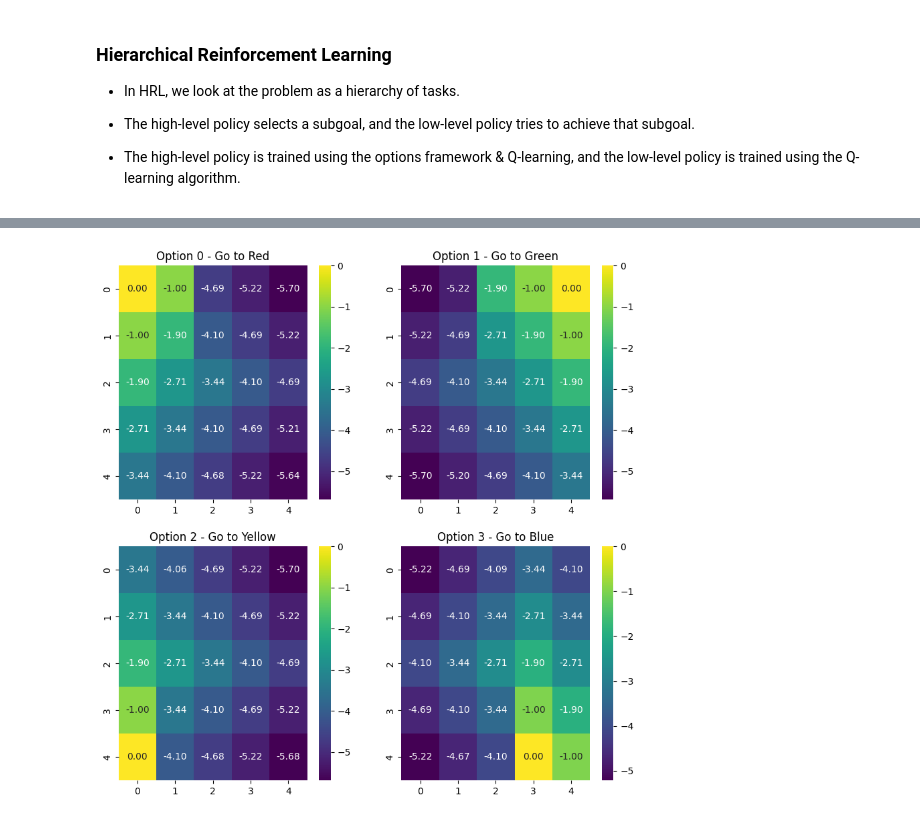
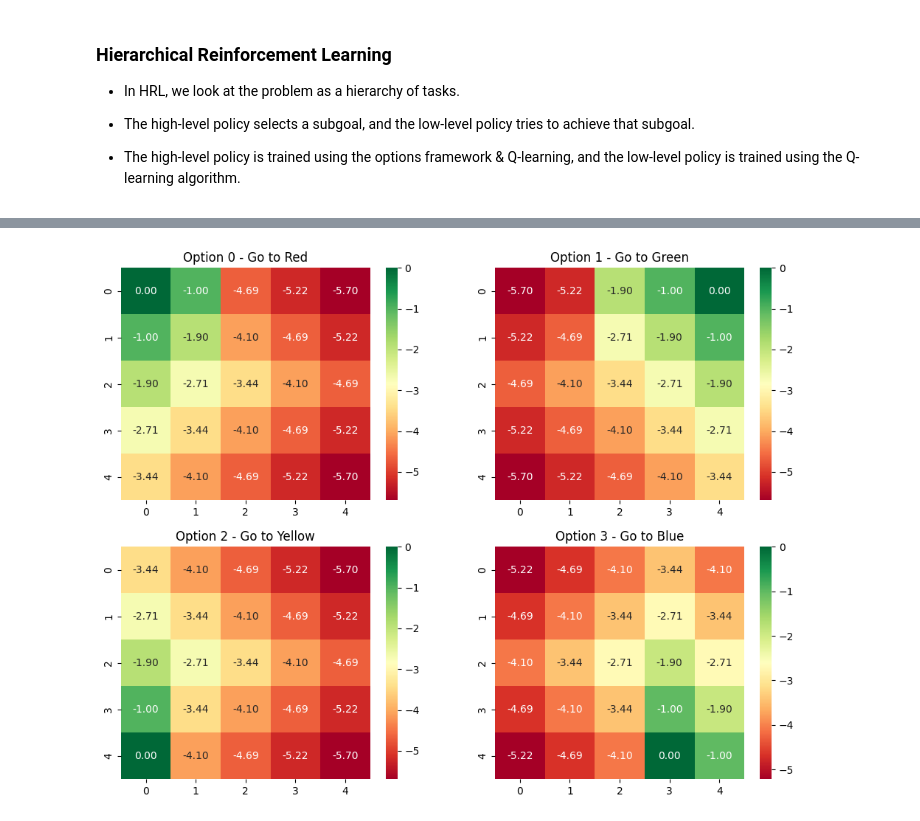
Before and after one commit to AdityaC-003/CS6700_RL_A3, a Jupyter notebook: A3.ipynb, the cells around one changed output, grey strips where cells are left out. Cells and saved outputs as stored; diff of their text form; code cells hidden in the pictures.

```diff
--- a/A3.ipynb
+++ b/A3.ipynb
@@ -60,6 +60,9 @@ class Option:
         self.gamma = gamma
         self.alpha = alpha
 
+    def reset(self):
+        self.q_value = np.zeros_like(self.q_value)
+
     def state_to_position(self, state: int):
         return state // 20
 
@@ -68,18 +71,19 @@ class Option:
         - state: int, the current state (0 - 499)
         - epsilon: float, the probability of selecting a random action
         """
-
         # The state is converted to a position in the grid since the option is agnostic to the destination and passenger locations.
         position = self.state_to_position(state)
         return epsilonGreedyPolicy(self.q_value[position], epsilon)
 
-    def q_update(self, state: int, action: int, reward: float, next_state: int):
+    def q_update(
+        self, state: int, action: int, reward: float, next_state: int, done: bool
+    ):
         """Update the Q-value of the option using the Q-learning update rule."""
         position = self.state_to_position(state)
         next_position = self.state_to_position(next_state)
         self.q_value[position, action] += self.alpha * (
             reward
-            + self.gamma * np.max(self.q_value[next_position])
+            + self.gamma * np.max(self.q_value[next_position]) * (not done)
             - self.q_value[position, action]
         )
 
@@ -143,8 +178,8 @@ class SMDP_Agent(HRL_Agent):
 # %%
 class IOQL_Agent(HRL_Agent):
 
-    def __init__(self, state_size, action_size, gamma=GAMMA, alpha=ALPHA):
-        super().__init__(state_size, action_size, gamma, alpha)
+    def __init__(self, state_size, action_size, primitive_dir_flag, gamma=GAMMA, alpha=ALPHA):
+        super().__init__(state_size, action_size, primitive_dir_flag, gamma, alpha)
 
     def update_option_midway(
         self,
@@ -153,18 +188,19 @@ class IOQL_Agent(HRL_Agent):
         action: int,
         reward: float,
         next_state: int,
+        opt_done: bool,
         done: bool,
     ):
         # Update primitive action's Q-value for current state
-        self.update_primitive(state, action, reward, next_state)
+        self.update_primitive(state, action, reward, next_state, done)
 
         # Update option's Q-value for current state
         next_val = (
-            done * np.max(self.q_values[next_state])
-            + (1 - done) * self.q_values[next_state, option]
+            opt_done * np.max(self.q_values[next_state][self.offset :])
+            + (1 - opt_done) * self.q_values[next_state, option]
         )
         self.q_values[state, option] += self.alpha * (
-            reward + self.gamma * next_val - self.q_values[state, option]
+            reward + self.gamma * next_val * (not done) - self.q_values[state, option]
         )
         self.update_freq[state, option] += 1
 
@@ -297,5 +401,5 @@ class Trainer:
 # %%
-# agent = SMDP_QLearning(500, 10)
-agent = IOQL_Agent(500, 10)
+# agent = SMDP_Agent(500, 10, False)
+agent = IOQL_Agent(500, 10, True)
 trainer = Trainer(env, agent)
-score_list = trainer.train(1000)
+trainer.train_multiple_runs(5, 1000)
@@ -308,17 +423,16 @@ Mean over last 200 episodes:  -13.37
 # %%
-fig, ax = plt.subplots(2, 2, figsize=(10, 10))
-
+fig, ax = plt.subplots(2, 2, figsize=(12, 9))
 grid = np.zeros((4, 5, 5))
 for i in range(4):
     grid[i] = np.max(agent.options[i].q_value, axis=1).reshape(5, 5)
-    sns.heatmap(grid[i], ax=ax[i // 2, i % 2], annot=True, fmt=".2f", cmap="viridis")
+    sns.heatmap(grid[i], ax=ax[i // 2, i % 2], annot=True, fmt=".2f", cmap="RdYlGn")
     ax[i // 2, i % 2].set_title(
         f"Option {i} - Go to {['Red', 'Green', 'Yellow', 'Blue'][i]}"
     )
 
 plt.show()
 # %% [output]
-[figure, old version]
+[figure, new version]
 # %%
 dict = {
     0: "↓",
```
Also changed, not shown: parts of 11 cells of this notebook.
